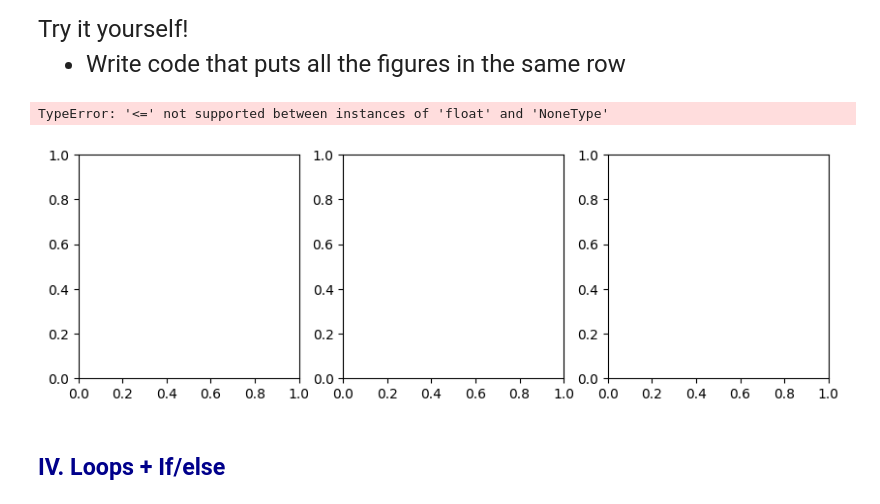
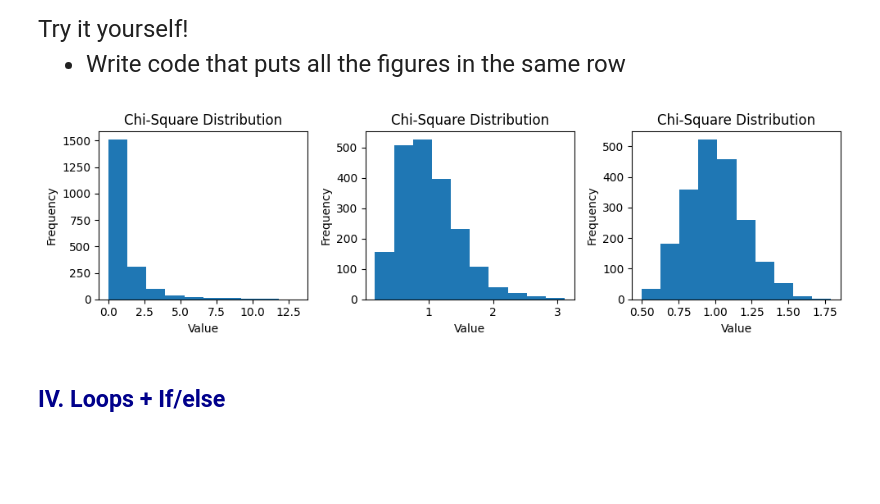
Before and after one commit to richardjiang57/emoryqtm151, a Jupyter notebook: Lecture 06/Lecture 6.ipynb, the cells around one changed output. Drawn from its saved outputs; the diff is of its cells as text; code cells hidden in the pictures; blank space fills up the shorter version.

```diff
--- a/Lecture 06/Lecture 6.ipynb
+++ b/Lecture 06/Lecture 6.ipynb
@@ -288,27 +288,26 @@ Try it yourself!
 # %%
 # Write your own solution
 fig3, list_subfig = plt.subplots(1, len(sample_size_list), figsize = (10,3))
 
 num_simulations = 2000
 sample_size_list = [1,10,50]
-
+index=0
 for sample_size in sample_size_list:
 
     # The following command a vector null values, of length "num_simulations"
     vec_xbar = [None] * num_simulations
-
     for iteration in range(num_simulations):
             vec_chisqred  = np.random.chisquare(df=1, size = sample_size)
             vec_xbar[iteration] = vec_chisqred.mean()
-            list_subfig[sample_size].hist(x = vec_xbar)
-            list_subfig[sample_size].set_title("Chi-Square Distribution")
-            list_subfig[sample_size].set_xlabel("Value")
-            list_subfig[sample_size].set_ylabel("Frequency")
-            plt.tight_layout()
-            plt.show()
+    list_subfig[index].hist(x = vec_xbar)
+    list_subfig[index].set_title("Chi-Square Distribution")
+    list_subfig[index].set_xlabel("Value")
+    list_subfig[index].set_ylabel("Frequency")
+    index=index+1
+plt.tight_layout()
+plt.show()
 # %% [output]
-TypeError: '<=' not supported between instances of 'float' and 'NoneType'
-[figure, old version]
+[figure, new version]
 # %% [markdown]
 ## <span style="color:darkblue"> IV. Loops + If/else </span>
 # %% [markdown]
```
Also changed, not shown: parts of 1 cell of this notebook.
